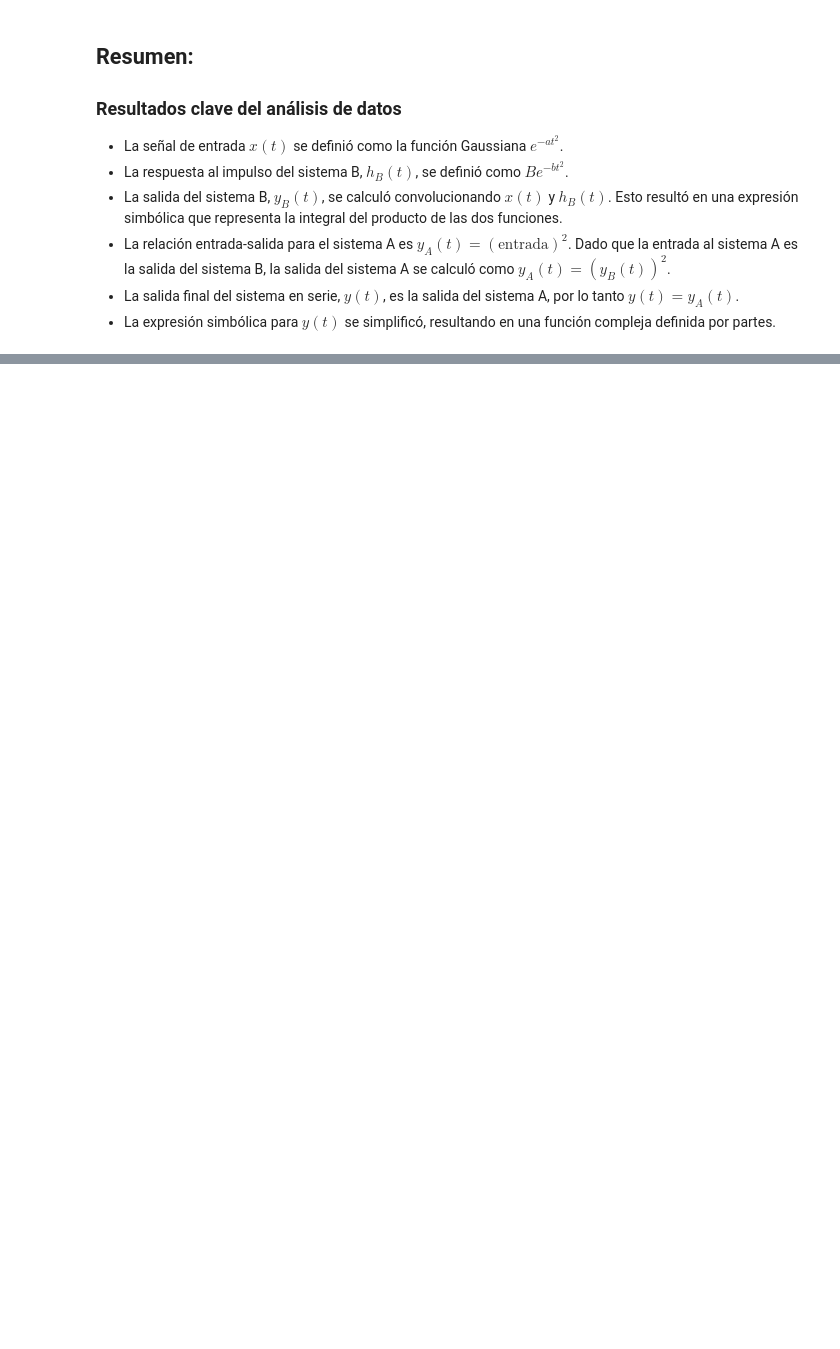
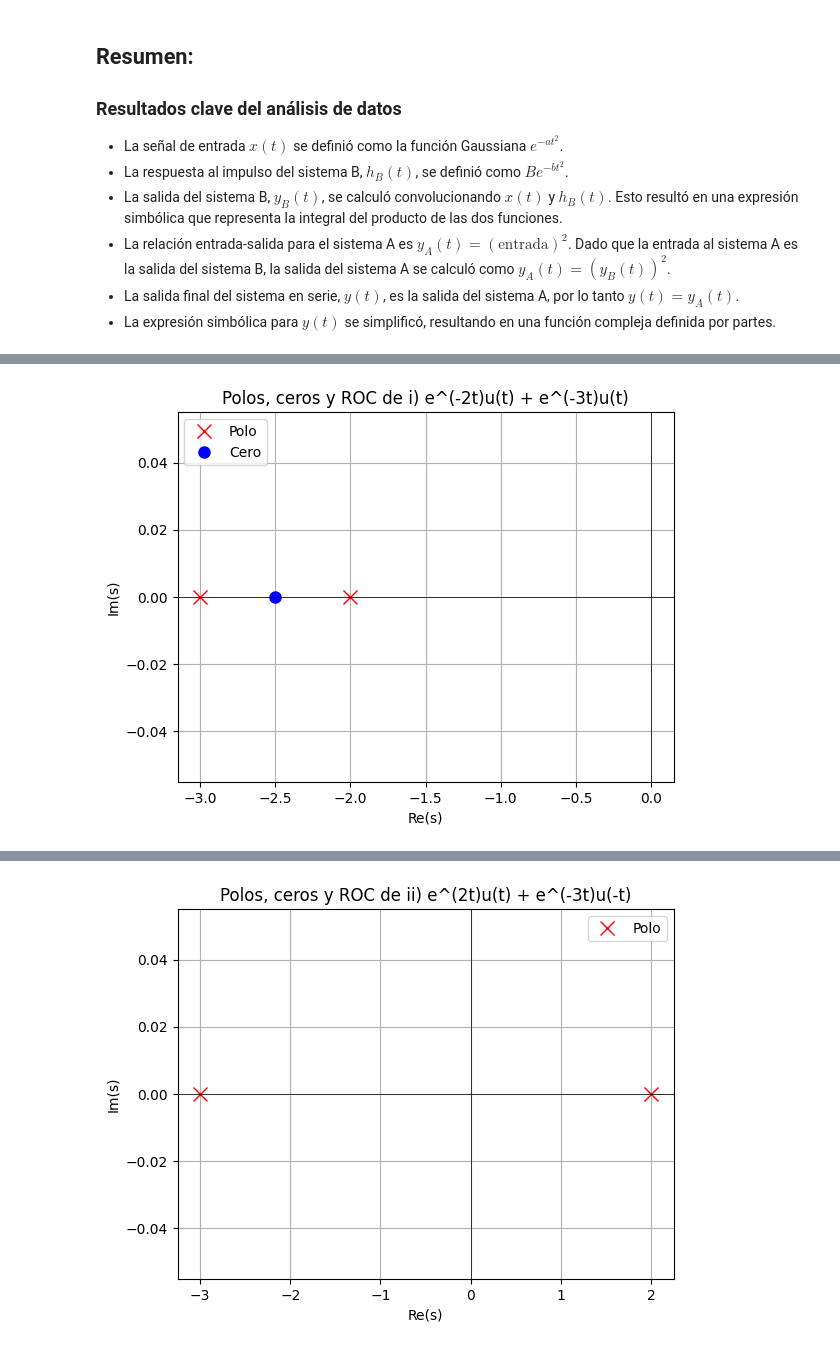
Before and after one commit to sofial47/senalesysistemas, a Jupyter notebook: taller2lapalaceipynb.ipynb, the cells around one changed output, grey strips where cells are left out. Cells and saved outputs as stored; diff of their text form; code cells hidden in the pictures; blank space fills up the shorter version.

```diff
--- a/taller2lapalaceipynb.ipynb
+++ b/taller2lapalaceipynb.ipynb
@@ -807,0 +1053,71 @@ $\displaystyle \begin{cases} \frac{\pi B^{2} e^{2 b t^{2} \left(\frac{b}{a + b}
+# %%
+# Graficar polos, ceros y mostrar la Región de Convergencia (ROC) en Python (Colab)
+import sympy as sp
+#import matplotlib.pyplot as plt
+
+sp.init_printing()
+
+# Variables simbólicas
+s, a = sp.symbols('s a', real=True)
+
+# Transformadas de Laplace de cada señal
+casos = {
+    "i) e^(-2t)u(t) + e^(-3t)u(t)": {
+        "X(s)": (1 / (s + 2)) + (1 / (s + 3)),
+        "ROC": "Re(s) > -2 (ambas son causales)"
+    },
+    "ii) e^(2t)u(t) + e^(-3t)u(-t)": {
+        "X(s)": (1 / (s - 2)) - (1 / (s + 3)),
+        "ROC": "No existe ROC común (bidireccional no convergente)"
+    },
+    "iii) e^(-a|t|), con a = 1": {
+        "X(s)": (1 / (s + a)) - (1 / (s - a)),  # luego se sustituye a=1
+        "ROC": "(-a < Re(s) < a) → con a=1: -1 < Re(s) < 1"
+    },
+    "iv) e^(-2t)[u(t) - u(t - 5)]": {
+        "X(s)": (1 - sp.exp(-5*(s + 2))) / (s + 2),
+        "ROC": "Todo el plano (señal de duración finita)"
+    }
+}
+
+# Función para graficar polos, ceros y mostrar ROC
+def graficar_caso(nombre, Xs, roc):
+    print(f"\n============================")
+    print(f" {nombre}")
+
+    # Sustituir 'a' si es necesario
+    Xs_eval = Xs.subs(a, 1)
+
+    # Simplificar y obtener polos y ceros
+    Xs_simpl = sp.simplify(Xs_eval)
+    num = sp.numer(Xs_simpl)
+    den = sp.denom(Xs_simpl)
+    ceros = sp.solve(num, s)
+    polos = sp.solve(den, s)
+
+    # Mostrar info simbólica
+    print("Transformada simplificada:")
+    sp.pprint(Xs_simpl)
+    print("Polos:", polos)
+    print("Ceros:", ceros)
+    print(f"ROC: {roc}")
+
+    # Graficar plano complejo
+    fig, ax = plt.subplots()
+    for p in polos:
+        ax.plot(sp.re(p.evalf()), sp.im(p.evalf()), 'rx', markersize=10, label='Polo' if 'Polo' not in ax.get_legend_handles_labels()[1] else "")
+    for z in ceros:
+        ax.plot(sp.re(z.evalf()), sp.im(z.evalf()), 'bo', markersize=8, label='Cero' if 'Cero' not in ax.get_legend_handles_labels()[1] else "")
+    ax.axhline(0, color='black', linewidth=0.5)
+    ax.axvline(0, color='black', linewidth=0.5)
+    ax.set_title(f"Polos, ceros y ROC de {nombre}")
+    ax.set_xlabel("Re(s)")
+    ax.set_ylabel("Im(s)")
+    ax.grid(True)
+    ax.legend()
+    plt.show()
+
+# Ejecutar para todos los casos
+for nombre, datos in casos.items():
+    graficar_caso(nombre, datos["X(s)"], datos["ROC"])
+# %% [output]
@@ -807,0 +1133 @@ $\displaystyle \begin{cases} \frac{\pi B^{2} e^{2 b t^{2} \left(\frac{b}{a + b}
+[figure, added]
@@ -807,0 +1143 @@ $\displaystyle \begin{cases} \frac{\pi B^{2} e^{2 b t^{2} \left(\frac{b}{a + b}
+[figure, added]
```
Also changed, not shown: parts of 11 cells of this notebook.
